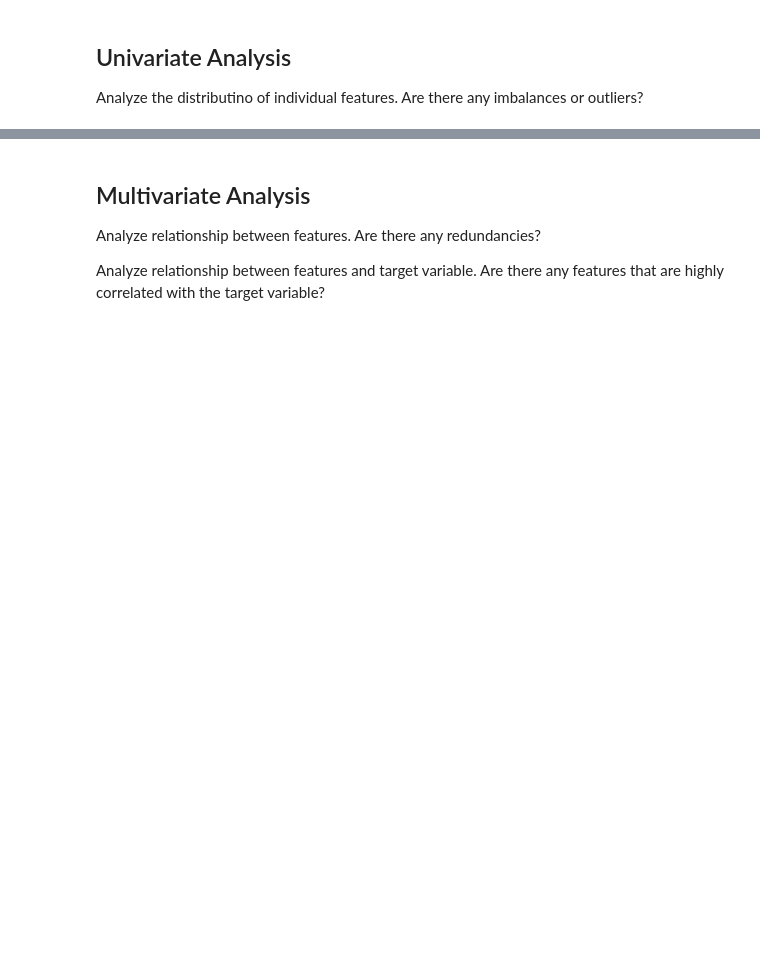
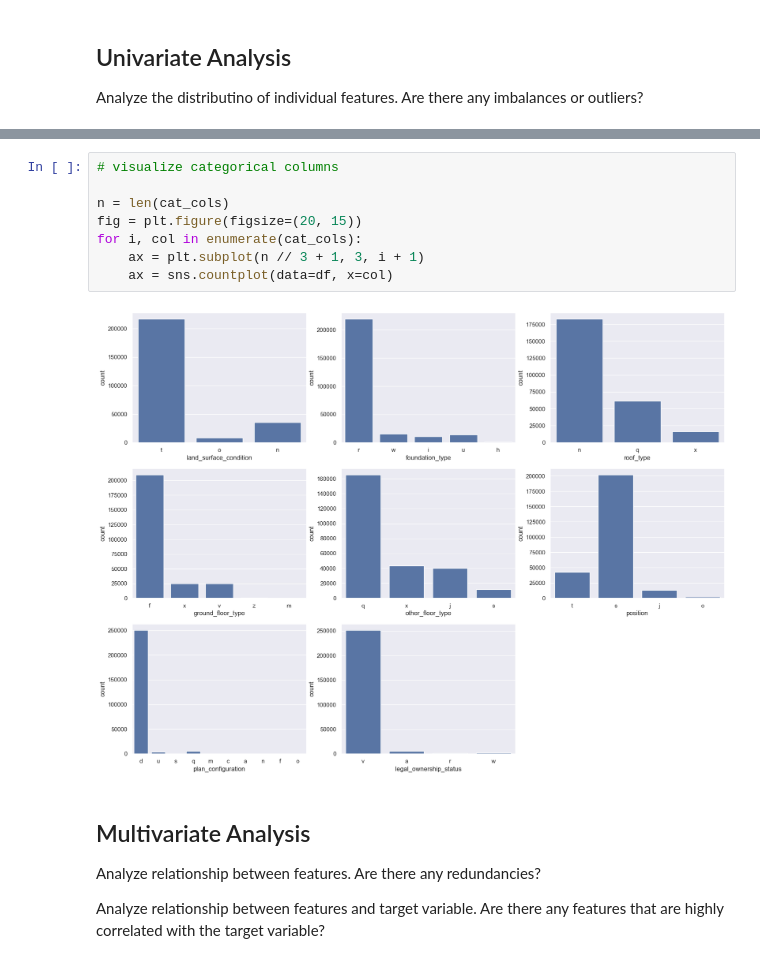
Before and after one commit to JohannBlaesche/DS-Lab-Failures-in-cellular-apoptosis, a Jupyter notebook: notebooks/eda.ipynb, the cells around one changed output, grey strips where cells are left out. Saved outputs shown, nothing was run; the diff lists cells and outputs as text; blank space fills up the shorter version.

```diff
--- a/notebooks/eda.ipynb
+++ b/notebooks/eda.ipynb
@@ -33,3 +128,13 @@ Analyze missing values and find uninformative columns
+# %%
+# visualize categorical columns
+
+n = len(cat_cols)
+fig = plt.figure(figsize=(20, 15))
+for i, col in enumerate(cat_cols):
+    ax = plt.subplot(n // 3 + 1, 3, i + 1)
+    ax = sns.countplot(data=df, x=col)
+# %% [output]
+[figure, added]
 # %% [markdown]
 ## Multivariate Analysis
 
```
Also changed, not shown: parts of 15 cells of this notebook.
